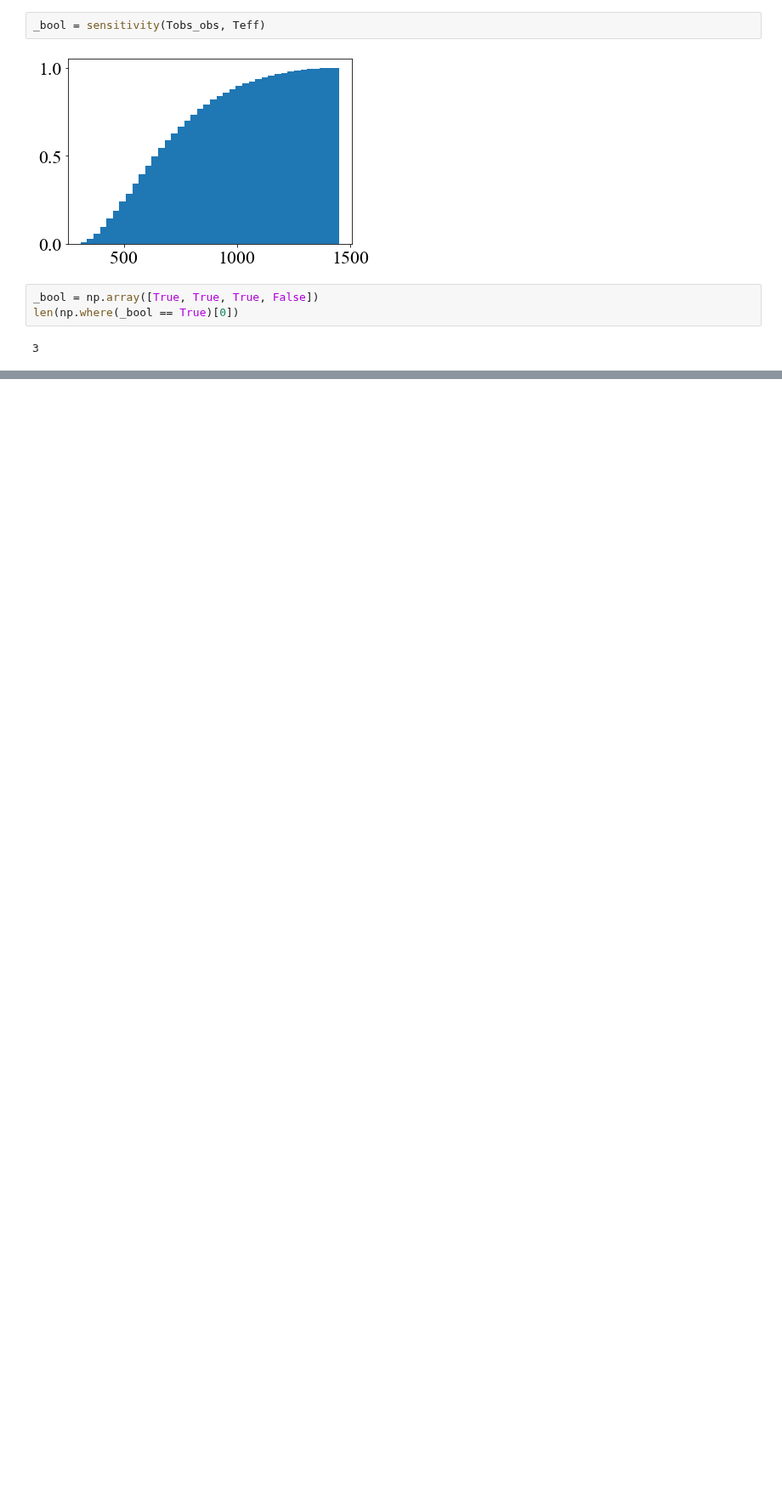
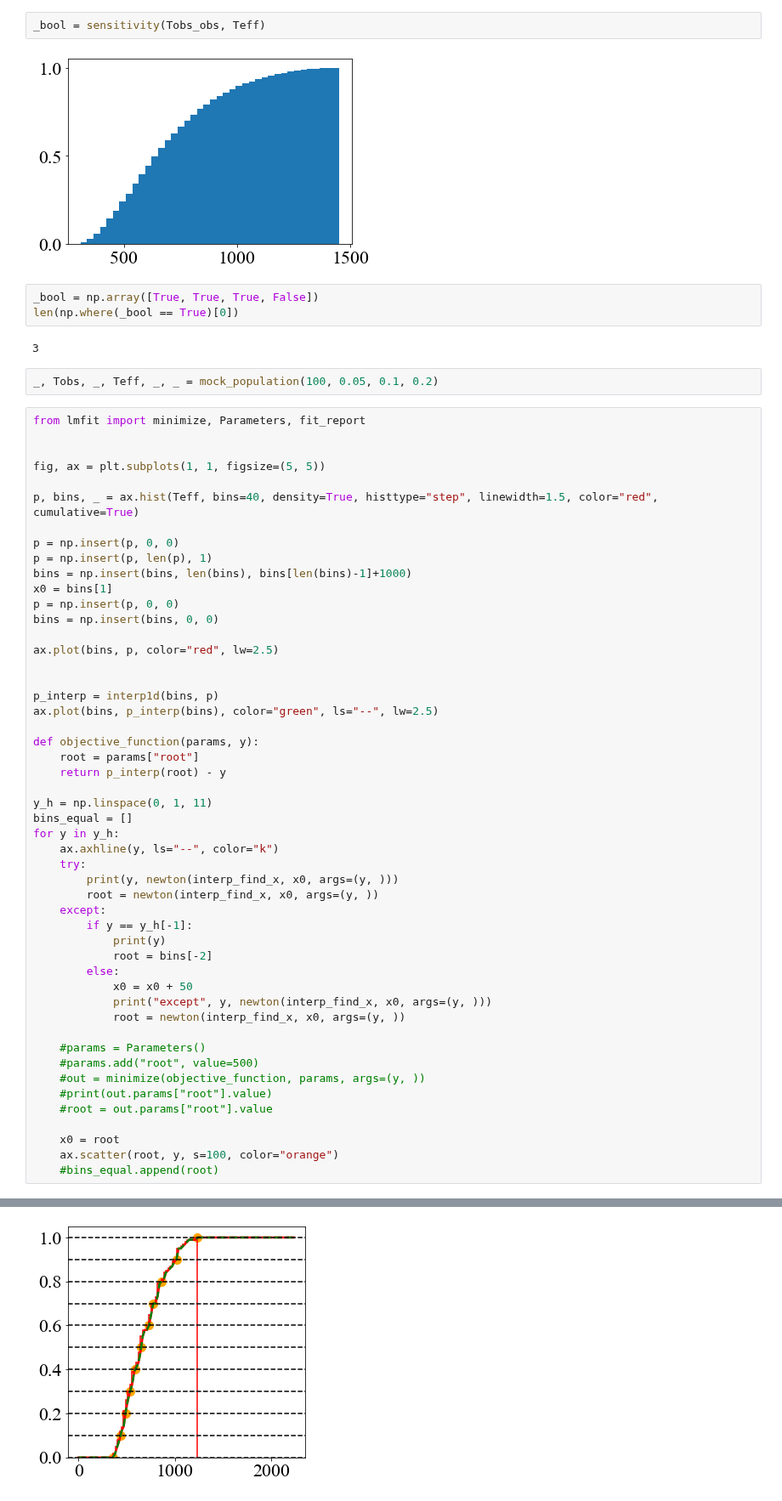
Before and after one commit to SvPoder/exoplanets, a Jupyter notebook: jupyter-notebook/sensitivity.ipynb, the cells around one changed output, grey strips where cells are left out. Shown at 85% size. Drawn from its saved outputs; the diff is of its cells as text; blank space fills up the shorter version.

```diff
--- a/jupyter-notebook/sensitivity.ipynb
+++ b/jupyter-notebook/sensitivity.ipynb
@@ -212,3 +192,56 @@ _bool = np.array([True, True, True, False])
 len(np.where(_bool == True)[0])
 # %% [output]
 3
+# %%
+_, Tobs, _, Teff, _, _ = mock_population(100, 0.05, 0.1, 0.2)
+# %%
+from lmfit import minimize, Parameters, fit_report
+
+
+fig, ax = plt.subplots(1, 1, figsize=(5, 5))
+
+p, bins, _ = ax.hist(Teff, bins=40, density=True, histtype="step", linewidth=1.5, color="red", cumulative=True)
+
+p = np.insert(p, 0, 0)
+p = np.insert(p, len(p), 1)
+bins = np.insert(bins, len(bins), bins[len(bins)-1]+1000)
+x0 = bins[1]
+p = np.insert(p, 0, 0)
+bins = np.insert(bins, 0, 0)
+
+ax.plot(bins, p, color="red", lw=2.5)
+
+
+p_interp = interp1d(bins, p)
+ax.plot(bins, p_interp(bins), color="green", ls="--", lw=2.5)
+
+def objective_function(params, y):
+    root = params["root"]
+    return p_interp(root) - y
+
+y_h = np.linspace(0, 1, 11)
+bins_equal = []
+for y in y_h:
+    ax.axhline(y, ls="--", color="k")
+    try:
+        print(y, newton(interp_find_x, x0, args=(y, )))
+        root = newton(interp_find_x, x0, args=(y, ))
+    except:
+        if y == y_h[-1]:
+            print(y)
+            root = bins[-2]
+        else:
+            x0 = x0 + 50
+            print("except", y, newton(interp_find_x, x0, args=(y, )))
+            root = newton(interp_find_x, x0, args=(y, ))
+
+    #params = Parameters()
+    #params.add("root", value=500)
+    #out = minimize(objective_function, params, args=(y, ))
+    #print(out.params["root"].value)
+    #root = out.params["root"].value
+
+    x0 = root
+    ax.scatter(root, y, s=100, color="orange")
+    #bins_equal.append(root)
+# %% [output]
@@ -214,0 +259 @@ len(np.where(_bool == True)[0])
+[figure, added]
```
Also changed, not shown: parts of 4 cells of this notebook, 3 other files.
